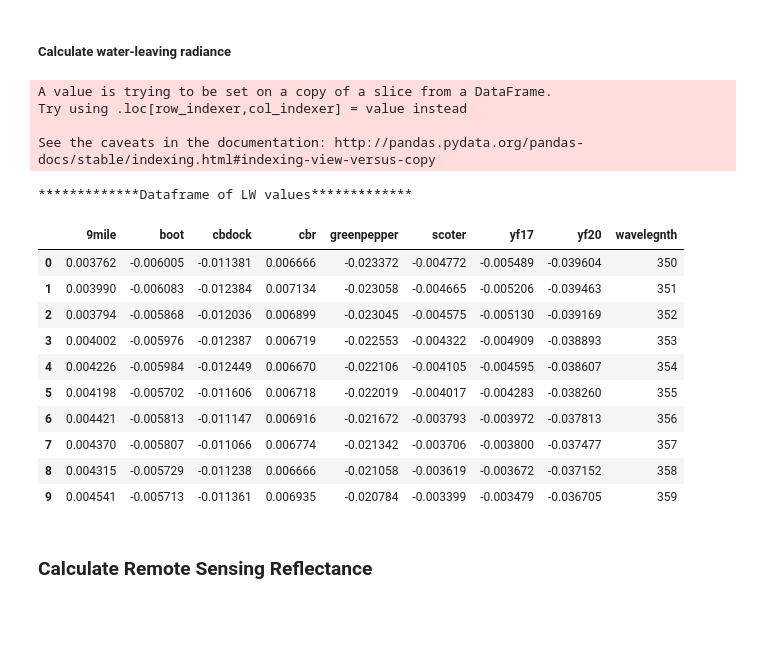
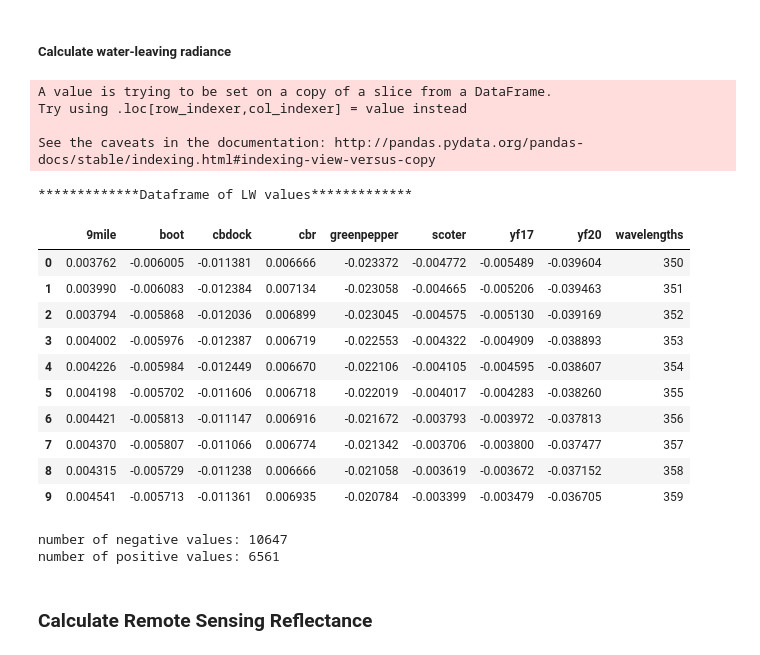
Before and after one commit to catherinekuhn/FreshwatersOpticsToolkit, a Jupyter notebook: ASD/ABOVE ASD Corrections.ipynb, the cells around one changed output. Saved outputs shown, nothing was run; the diff lists cells and outputs as text; code cells hidden in the pictures; blank space fills up the shorter version.

```diff
--- a/ASD/ABOVE ASD Corrections.ipynb
+++ b/ASD/ABOVE ASD Corrections.ipynb
@@ -154,6 +146,8 @@ nir[['lake_name','Lsky_Ed_ratio']]
 # %% [markdown]
 ##### Calculate water-leaving radiance
 # %%
+# Pass windspeed for the lake where the Lsky to Ed ratio < 0.05
+# Greenpepper windspeed is 3.20 m s-1
 windspeed =  3.2
 
 def calculateLW(df):
@@ -169,24 +163,24 @@ def calculateLW(df):
             rho = 0.0256
             #print(rho)
         else:
-            rho = 0.0256 + 0.00039*windspeed + 0.000034*windspeed**2
+            rho = (0.0256 + (0.00039*windspeed) + (0.000034*windspeed**2))
         water_leaving_radiance = (lake_df['lsw'] - (lake_df['lsky'] * rho)).tolist()
         calcs[lake] = water_leaving_radiance
     return calcs
 # %%
 lw = calculateLW(done)
 lw = pd.DataFrame.from_dict(lw)
 wavelengths = done["wavelength"].unique().tolist()
-lw["wavelegnth"] = wavelengths
+lw["wavelengths"] = wavelengths
 print('*************Dataframe of LW values*************')
 lw.head(10)
 # %% [output]
 A value is trying to be set on a copy of a slice from a DataFrame.
 Try using .loc[row_indexer,col_indexer] = value instead
 
 See the caveats in the documentation: http://pandas.pydata.org/pandas-docs/stable/indexing.html#indexing-view-versus-copy
 *************Dataframe of LW values*************
-|  | 9mile | boot | cbdock | cbr | greenpepper | scoter | yf17 | yf20 | wavelegnth |
+|  | 9mile | boot | cbdock | cbr | greenpepper | scoter | yf17 | yf20 | wavelengths |
 | 0 | 0.003762 | -0.006005 | -0.011381 | 0.006666 | -0.023372 | -0.004772 | -0.005489 | -0.039604 | 350 |
 | 1 | 0.003990 | -0.006083 | -0.012384 | 0.007134 | -0.023058 | -0.004665 | -0.005206 | -0.039463 | 351 |
 | 2 | 0.003794 | -0.005868 | -0.012036 | 0.006899 | -0.023045 | -0.004575 | -0.005130 | -0.039169 | 352 |
@@ -197,6 +191,13 @@ See the caveats in the documentation: http://pandas.pydata.org/pandas-docs/stabl
 | 7 | 0.004370 | -0.005807 | -0.011066 | 0.006774 | -0.021342 | -0.003706 | -0.003800 | -0.037477 | 357 |
 | 8 | 0.004315 | -0.005729 | -0.011238 | 0.006666 | -0.021058 | -0.003619 | -0.003672 | -0.037152 | 358 |
 | 9 | 0.004541 | -0.005713 | -0.011361 | 0.006935 | -0.020784 | -0.003399 | -0.003479 | -0.036705 | 359 |
+# %%
+lw_values = (done['lsw'] - (done['lsky'] * 0.025))
+print('number of negative values:', sum(1 for number in lw_values if number < 0))
+print('number of positive values:', sum(1 for number in lw_values if number > 0))
+# %% [output]
+number of negative values: 10647
+number of positive values: 6561
 # %% [markdown]
 ### Calculate Remote Sensing Reflectance
 # %% [markdown]
```
Also changed, not shown: parts of 20 cells of this notebook.
